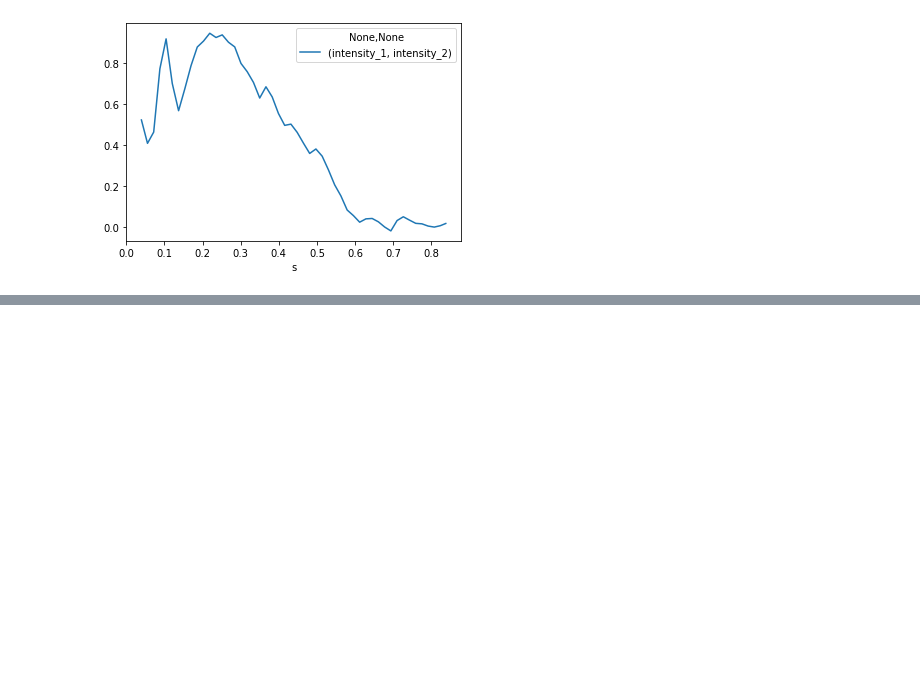
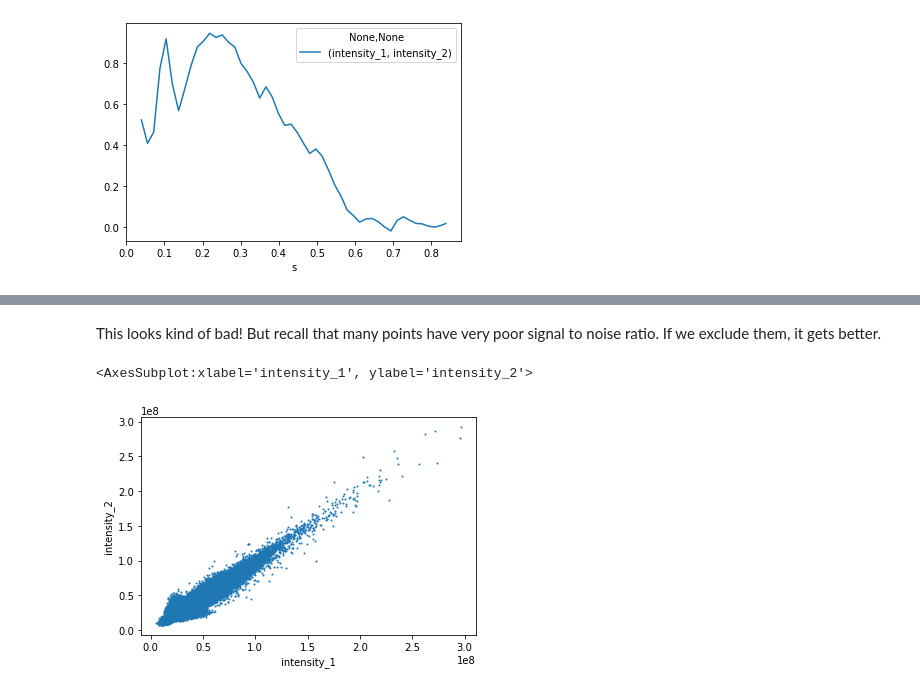
Before and after one commit to ando-lab/erice-2022-data-reduction, a Jupyter notebook: 6_mdx2_python.ipynb, the cells around one changed output, grey strips where cells are left out. Saved outputs shown, nothing was run; the diff lists cells and outputs as text; code cells hidden in the pictures; blank space fills up the shorter version.

```diff
--- a/6_mdx2_python.ipynb
+++ b/6_mdx2_python.ipynb
@@ -375,0 +393,13 @@ corr_binned.plot(x='s',y=('intensity_1','intensity_2'))
+# %% [markdown]
+This looks kind of bad! But recall that many points have very poor signal to noise ratio. If we exclude them, it gets better.
+# %%
+# filter by snr
+df12['snr_1'] = df12.intensity_1/df12.intensity_error_1
+df12['snr_2'] = df12.intensity_2/df12.intensity_error_2
+
+snr_cutoff = 5 # try changing this value
+df12_filt = df12[(df12.snr_1 > snr_cutoff) & (df12.snr_2 > snr_cutoff)]
+df12_filt.plot.scatter(x='intensity_1',y='intensity_2',s=1)
+# %% [output]
+<AxesSubplot:xlabel='intensity_1', ylabel='intensity_2'>
+[figure, added]
```
Also changed, not shown: parts of 15 cells of this notebook, 3 other files.
